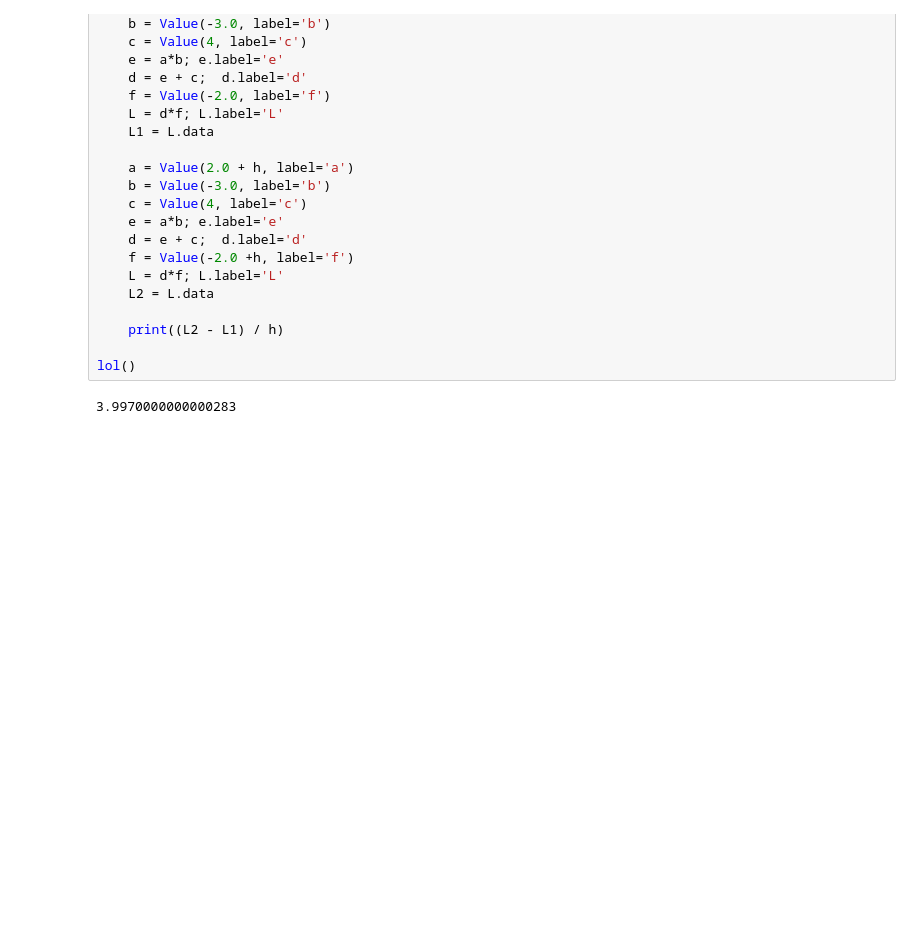
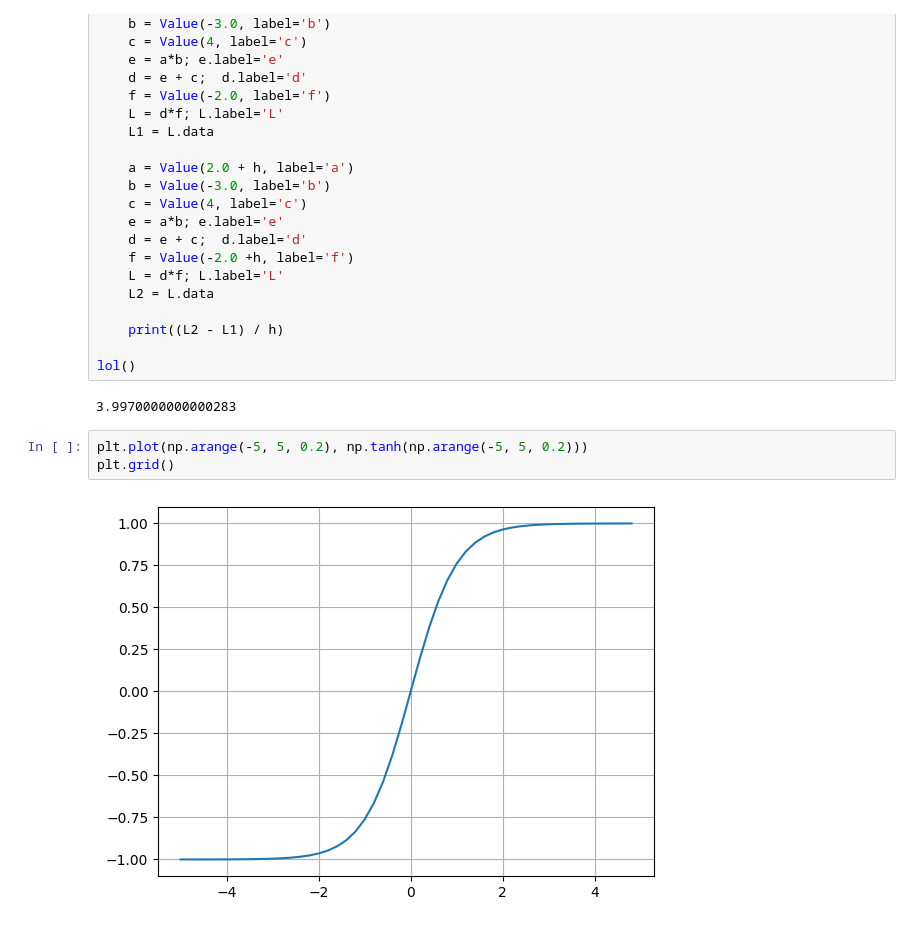
Before and after one commit to TijnKuik/micrograd_tutorial_video, a Jupyter notebook: notebook.ipynb, the cells around one changed output. Cells and saved outputs as stored; diff of their text form; blank space fills up the shorter version.

```diff
--- a/notebook.ipynb
+++ b/notebook.ipynb
@@ -158,3 +178,8 @@ def lol():
 lol()
 # %% [output]
 3.9970000000000283
+# %%
+plt.plot(np.arange(-5, 5, 0.2), np.tanh(np.arange(-5, 5, 0.2)))
+plt.grid()
+# %% [output]
+[figure, added]
```
Also changed, not shown: parts of 8 cells of this notebook.
